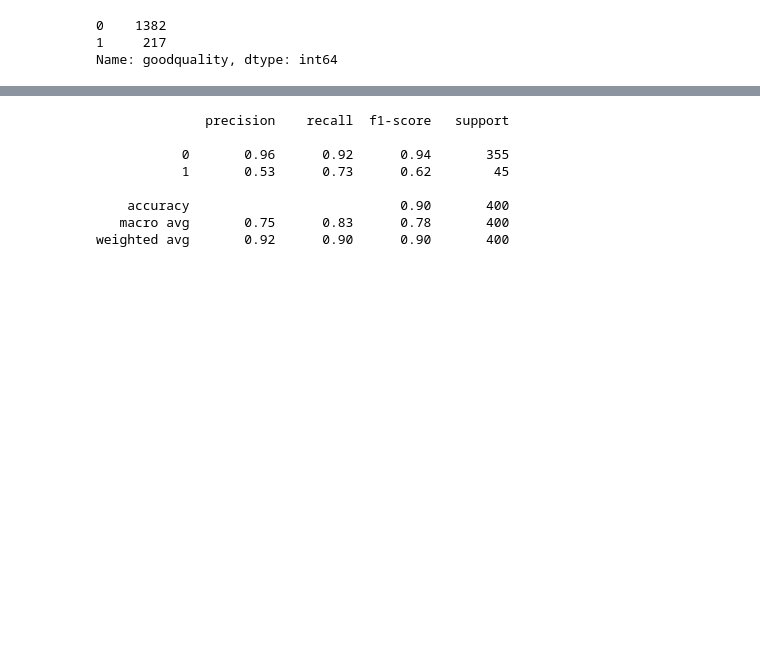
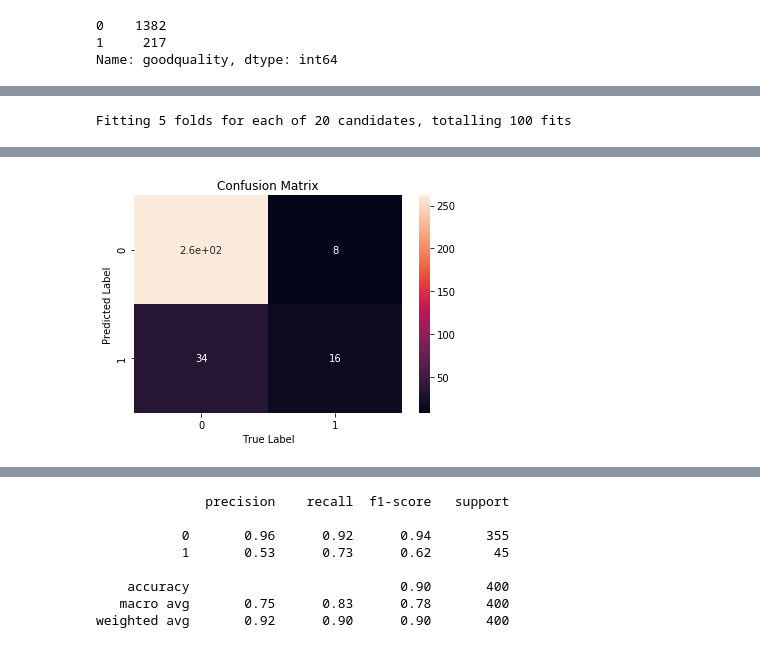
Before and after one commit to icyguy64/Red-Wine-Quality, a Jupyter notebook: notebook.ipynb, the cells around one changed output, grey strips where cells are left out. Drawn from its saved outputs; the diff is of its cells as text; code cells hidden in the pictures; blank space fills up the shorter version.

```diff
--- a/notebook.ipynb
+++ b/notebook.ipynb
@@ -74,0 +176,35 @@ X_train, X_test, y_train, y_test = train_test_split(X, y, test_size=.25, random_
+# %%
+# Functionalize model fittting
+def FitModel(X,Y,algo_name,algorithm,gridSearchParams,cv):
+    np.random.seed(10)
+    x_train,x_test,y_train,y_test = train_test_split(X,Y, test_size = 0.2)
+
+    grid = GridSearchCV(
+    estimator=algorithm,
+    param_grid=gridSearchParams,
+    cv=cv, scoring='accuracy', verbose=1, n_jobs=-1)
+
+    grid_result = grid.fit(x_train, y_train)
+    #best_params = grid_result.best_params_
+    #pred = grid_result.predict(x_test)
+
+    cf_mtrx = confusion_matrix(y_test, grid_result.predict(x_test))
+    ax = sns.heatmap(cf_mtrx, annot=True)
+    ax.set(title="Confusion Matrix",
+      xlabel="True Label",
+      ylabel="Predicted Label")
+   # metrics =grid_result.gr
+    pickle.dump(grid_result,open(algo_name,'wb'))
+# %%
+# Create regularization penalty space
+penalty = ['l1', 'l2']
+
+# Create regularization hyperparameter space
+C = np.logspace(0, 4, 10)
+
+# Create hyperparameter options
+hyperparameters = dict(C=C, penalty=penalty)
+
+FitModel(X,y,'LogisticRegression',LogisticRegression(),hyperparameters,cv=5)
+# %% [output]
+Fitting 5 folds for each of 20 candidates, totalling 100 fits
@@ -74,0 +214 @@ X_train, X_test, y_train, y_test = train_test_split(X, y, test_size=.25, random_
+[figure, added]
```
Also changed, not shown: parts of 15 cells of this notebook, 10 other files.
